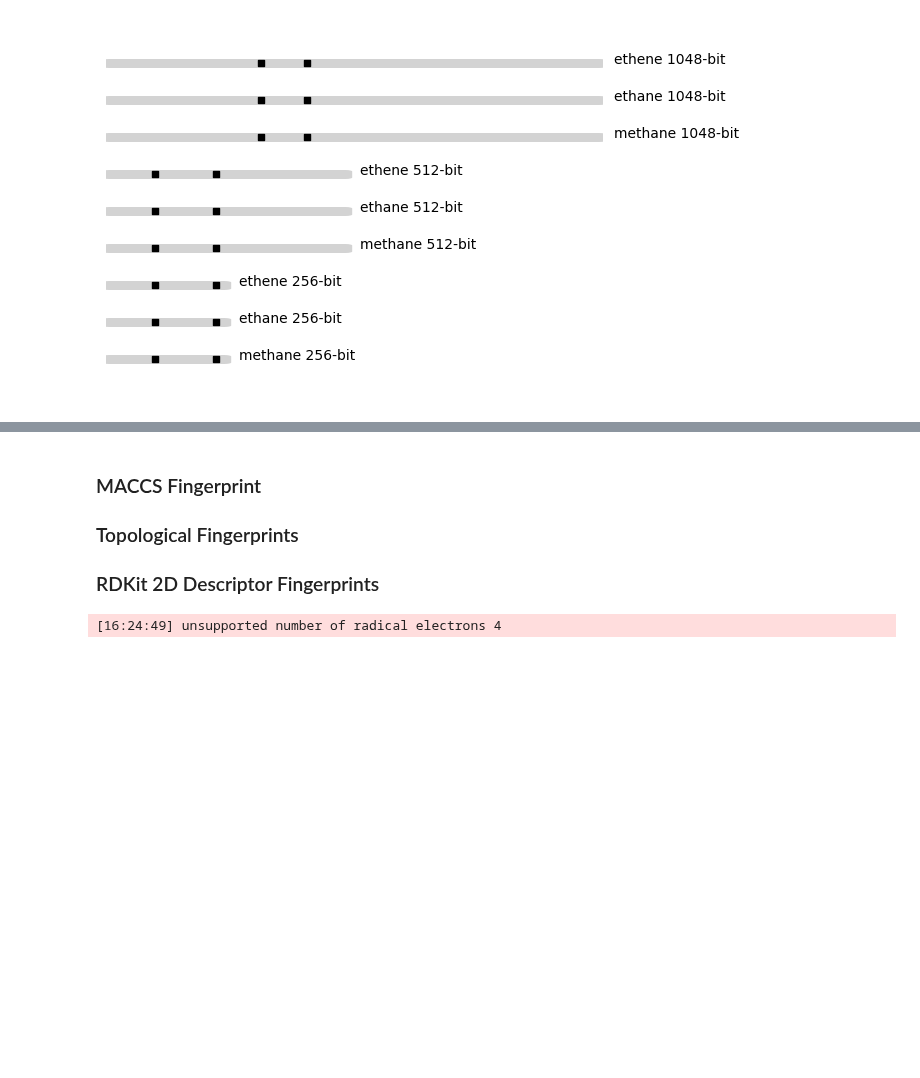
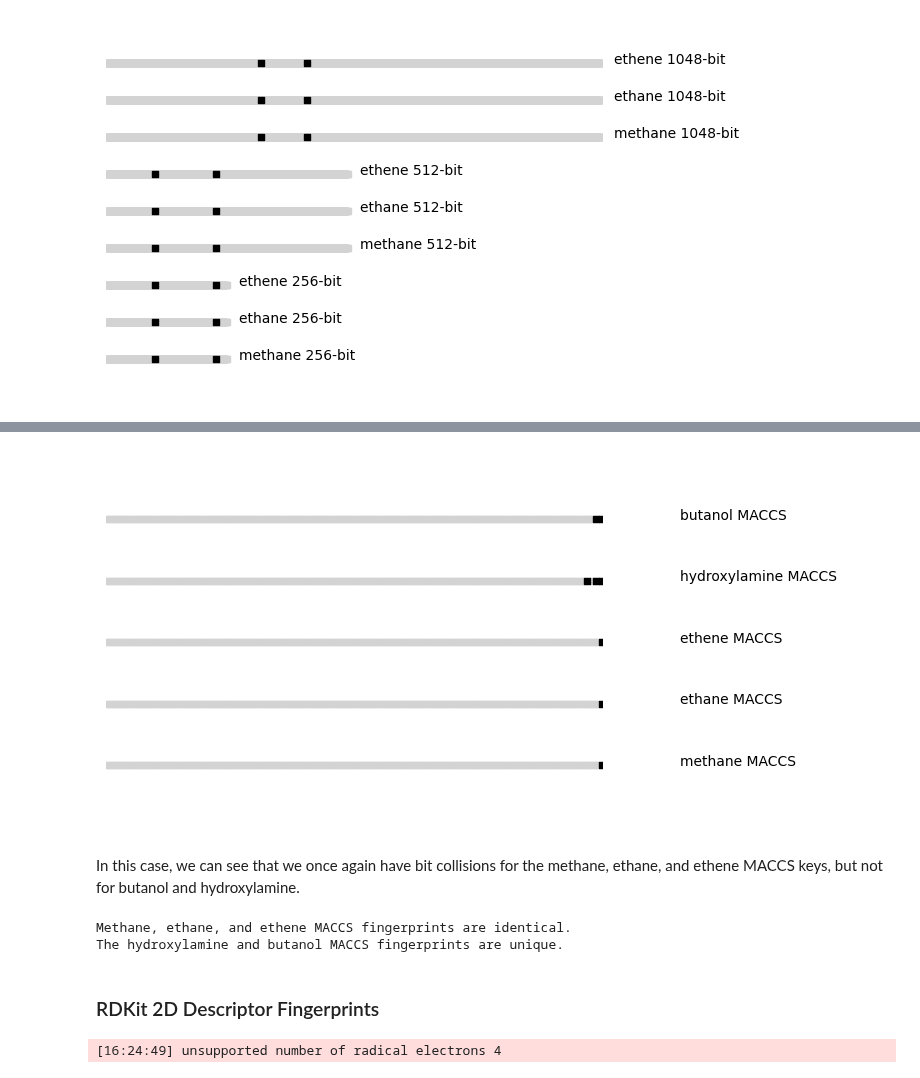
Before and after one commit to rhyan10/unsupervised-learning-molecular-systems, a Jupyter notebook: 1-Representations-and-Descriptors/1-Tutorial.ipynb, the cells around one changed output, grey strips where cells are left out. Saved outputs shown, nothing was run; the diff lists cells and outputs as text; code cells hidden in the pictures; blank space fills up the shorter version.

Commit message:
Updated representations and fingerprints tutorial with MACCS keys

```diff
--- a/1-Representations-and-Descriptors/1-Tutorial.ipynb
+++ b/1-Representations-and-Descriptors/1-Tutorial.ipynb
@@ -189,8 +196,38 @@ ethene: [C].[C].[H].[H].[H].[H]
+# %%
+from rdkit.Chem import MACCSkeys
+
+methane_maccs       = MACCSkeys.GenMACCSKeys(mols[0])
+ethane_maccs        = MACCSkeys.GenMACCSKeys(mols[1])
+ethene_maccs        = MACCSkeys.GenMACCSKeys(mols[2])
+hydroxylamine_maccs = MACCSkeys.GenMACCSKeys(mols[100])
+butanol_maccs       = MACCSkeys.GenMACCSKeys(mols[200])
+
+# plot the MACCS fingerprints
+plot_fingerprint(fp=methane_maccs, label="methane MACCS", offset=0)
+plot_fingerprint(fp=ethane_maccs, label="ethane MACCS", offset=1)
+plot_fingerprint(fp=ethene_maccs, label="ethene MACCS", offset=2)
+plot_fingerprint(fp=hydroxylamine_maccs, label="hydroxylamine MACCS", offset=3)
+plot_fingerprint(fp=butanol_maccs, label="butanol MACCS", offset=4)
+
+plt.xlim([0, 166])
+plt.ylim([-.1, 0.5])
+plt.axis("off")
+
+plt.show()
+# %% [output]
+[figure, added]
+# %% [markdown]
+In this case, we can see that we once again have bit collisions for the methane, ethane, and ethene MACCS keys, but not for butanol and hydroxylamine.
+# %%
+if (methane_maccs == ethane_maccs) and (ethene_maccs == ethane_maccs):
+    print("Methane, ethane, and ethene MACCS fingerprints are identical.")
+
+if (methane_maccs != hydroxylamine_maccs) and (methane_maccs != butanol_maccs) and (hydroxylamine_maccs != butanol_maccs):
+    print("The hydroxylamine and butanol MACCS fingerprints are unique.")
+# %% [output]
+Methane, ethane, and ethene MACCS fingerprints are identical.
+The hydroxylamine and butanol MACCS fingerprints are unique.
 # %% [markdown]
-### MACCS Fingerprint
-
-### Topological Fingerprints
-
 ### RDKit 2D Descriptor Fingerprints
 # %%
 img = Draw.MolToImage(mols[0])
```
Also changed, not shown: parts of 1 cell of this notebook.
